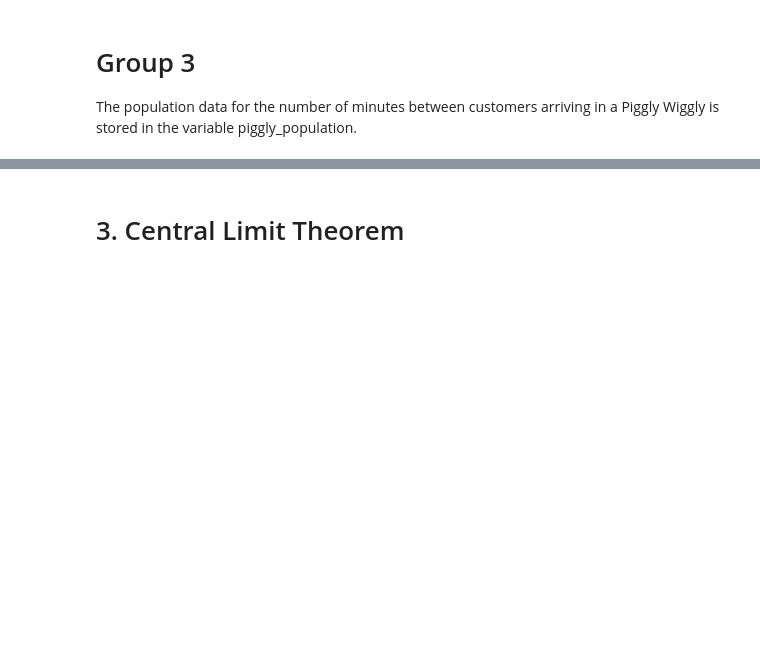
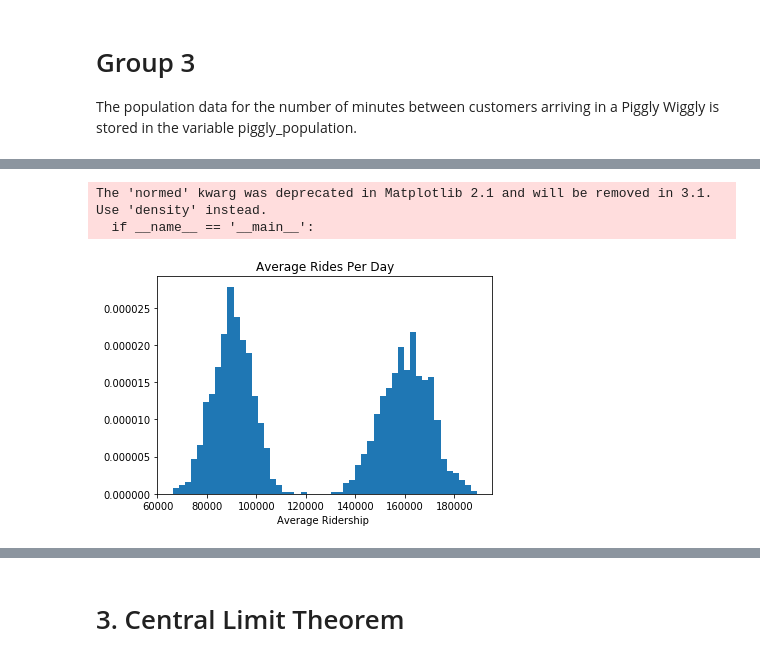
Before and after one commit to Caellwyn/sampling_and_clt-ds-west-082420, a Jupyter notebook: index.ipynb, the cells around one changed output, grey strips where cells are left out. Drawn from its saved outputs; the diff is of its cells as text; code cells hidden in the pictures; blank space fills up the shorter version.

```diff
--- a/index.ipynb
+++ b/index.ipynb
@@ -501,0 +510,16 @@ ax.set_xlabel("Number of minutes between customers")
+# %%
+import numpy as np
+import matplotlib.pyplot as plt
+weekday = list(np.random.normal(160000, 10000, 1000))
+weekend = list(np.random.normal(90000, 8000, 1000))
+
+total_average_rides = weekday + weekend
+
+fig, ax = plt.subplots()
+ax.hist(total_average_rides, bins = 50, normed=True)
+ax.set_title('Average Rides Per Day')
+ax.set_xlabel('Average Ridership ');
+# %% [output]
+The 'normed' kwarg was deprecated in Matplotlib 2.1 and will be removed in 3.1. Use 'density' instead.
+  if __name__ == '__main__':
+[figure, added]
```
Also changed, not shown: parts of 3 cells of this notebook, 3 other files.
